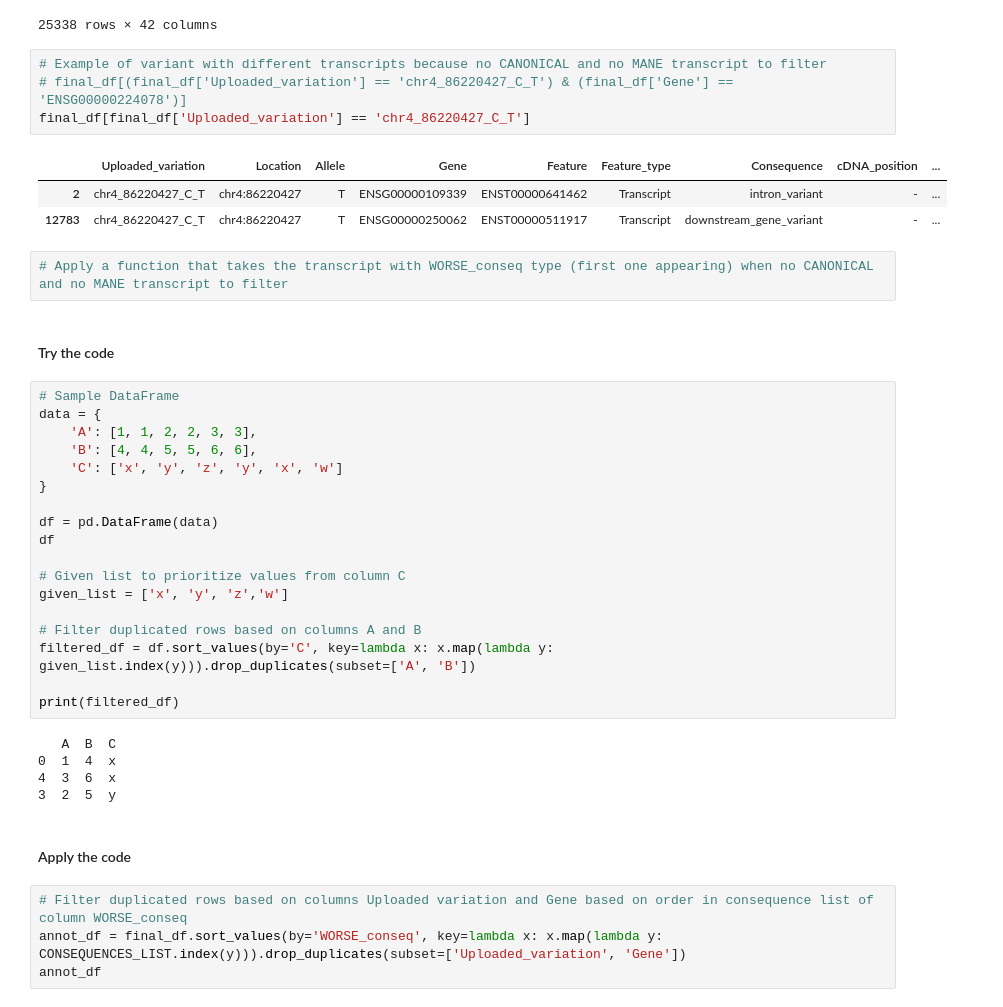
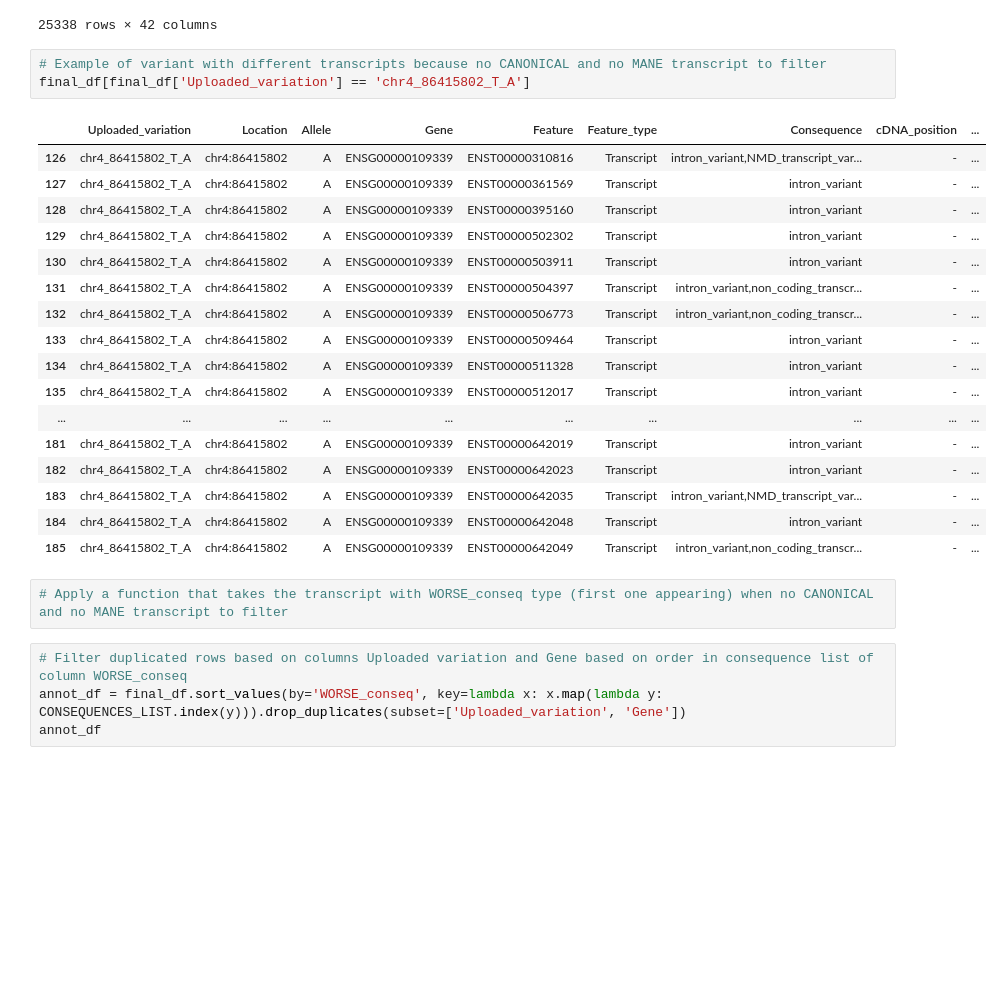
Before and after one commit to efigb/master, a Jupyter notebook: variant_filtering/VEP_filtering_Sarcoma-met.ipynb, the cells around one changed output. Cells and saved outputs as stored; diff of their text form; blank space fills up the shorter version.

Commit message:
Renamed and modified notebooks for variant filtering

```diff
--- a/variant_filtering/VEP_filtering_Lung.ipynb
+++ b/variant_filtering/VEP_filtering_Sarcoma-met.ipynb
@@ -406,41 +381,27 @@ final_df.groupby(['Uploaded_variation', 'Gene'], as_index=False).count().sort_va
 25338 rows × 42 columns
 # %%
 # Example of variant with different transcripts because no CANONICAL and no MANE transcript to filter
-# final_df[(final_df['Uploaded_variation'] == 'chr4_86220427_C_T') & (final_df['Gene'] == 'ENSG00000224078')]
-final_df[final_df['Uploaded_variation'] == 'chr4_86220427_C_T']
+final_df[final_df['Uploaded_variation'] == 'chr4_86415802_T_A']
 # %% [output]
 |  | Uploaded_variation | Location | Allele | Gene | Feature | Feature_type | Consequence | cDNA_position | ... |
-| 2 | chr4_86220427_C_T | chr4:86220427 | T | ENSG00000109339 | ENST00000641462 | Transcript | intron_variant | - | ... |
-| 12783 | chr4_86220427_C_T | chr4:86220427 | T | ENSG00000250062 | ENST00000511917 | Transcript | downstream_gene_variant | - | ... |
+| 126 | chr4_86415802_T_A | chr4:86415802 | A | ENSG00000109339 | ENST00000310816 | Transcript | intron_variant,NMD_transcript_var... | - | ... |
+| 127 | chr4_86415802_T_A | chr4:86415802 | A | ENSG00000109339 | ENST00000361569 | Transcript | intron_variant | - | ... |
+| 128 | chr4_86415802_T_A | chr4:86415802 | A | ENSG00000109339 | ENST00000395160 | Transcript | intron_variant | - | ... |
+| 129 | chr4_86415802_T_A | chr4:86415802 | A | ENSG00000109339 | ENST00000502302 | Transcript | intron_variant | - | ... |
+| 130 | chr4_86415802_T_A | chr4:86415802 | A | ENSG00000109339 | ENST00000503911 | Transcript | intron_variant | - | ... |
+| 131 | chr4_86415802_T_A | chr4:86415802 | A | ENSG00000109339 | ENST00000504397 | Transcript | intron_variant,non_coding_transcr... | - | ... |
+| 132 | chr4_86415802_T_A | chr4:86415802 | A | ENSG00000109339 | ENST00000506773 | Transcript | intron_variant,non_coding_transcr... | - | ... |
+| 133 | chr4_86415802_T_A | chr4:86415802 | A | ENSG00000109339 | ENST00000509464 | Transcript | intron_variant | - | ... |
+| 134 | chr4_86415802_T_A | chr4:86415802 | A | ENSG00000109339 | ENST00000511328 | Transcript | intron_variant | - | ... |
+| 135 | chr4_86415802_T_A | chr4:86415802 | A | ENSG00000109339 | ENST00000512017 | Transcript | intron_variant | - | ... |
+| ... | ... | ... | ... | ... | ... | ... | ... | ... | ... |
+| 181 | chr4_86415802_T_A | chr4:86415802 | A | ENSG00000109339 | ENST00000642019 | Transcript | intron_variant | - | ... |
+| 182 | chr4_86415802_T_A | chr4:86415802 | A | ENSG00000109339 | ENST00000642023 | Transcript | intron_variant | - | ... |
+| 183 | chr4_86415802_T_A | chr4:86415802 | A | ENSG00000109339 | ENST00000642035 | Transcript | intron_variant,NMD_transcript_var... | - | ... |
+| 184 | chr4_86415802_T_A | chr4:86415802 | A | ENSG00000109339 | ENST00000642048 | Transcript | intron_variant | - | ... |
+| 185 | chr4_86415802_T_A | chr4:86415802 | A | ENSG00000109339 | ENST00000642049 | Transcript | intron_variant,non_coding_transcr... | - | ... |
 # %%
 # Apply a function that takes the transcript with WORSE_conseq type (first one appearing) when no CANONICAL and no MANE transcript to filter
-# %% [markdown]
-#### Try the code
-# %%
-# Sample DataFrame
-data = {
-    'A': [1, 1, 2, 2, 3, 3],
-    'B': [4, 4, 5, 5, 6, 6],
-    'C': ['x', 'y', 'z', 'y', 'x', 'w']
-}
-
-df = pd.DataFrame(data)
-df
-
-# Given list to prioritize values from column C
-given_list = ['x', 'y', 'z','w']
-
-# Filter duplicated rows based on columns A and B
-filtered_df = df.sort_values(by='C', key=lambda x: x.map(lambda y: given_list.index(y))).drop_duplicates(subset=['A', 'B'])
-
-print(filtered_df)
-# %% [output]
-   A  B  C
-0  1  4  x
-4  3  6  x
-3  2  5  y
-# %% [markdown]
-#### Apply the code
 # %%
 # Filter duplicated rows based on columns Uploaded variation and Gene based on order in consequence list of column WORSE_conseq
 annot_df = final_df.sort_values(by='WORSE_conseq', key=lambda x: x.map(lambda y: CONSEQUENCES_LIST.index(y))).drop_duplicates(subset=['Uploaded_variation', 'Gene'])
```
Also changed, not shown: parts of 16 cells of this notebook, 1 other file.
